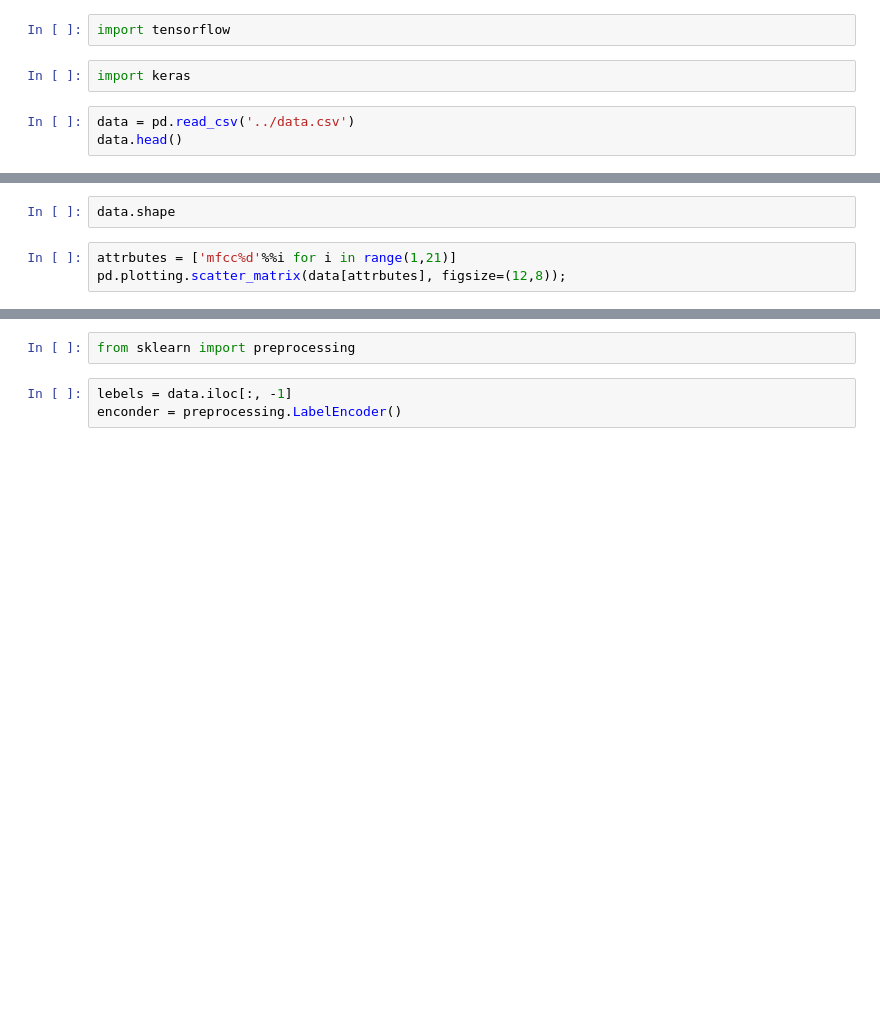
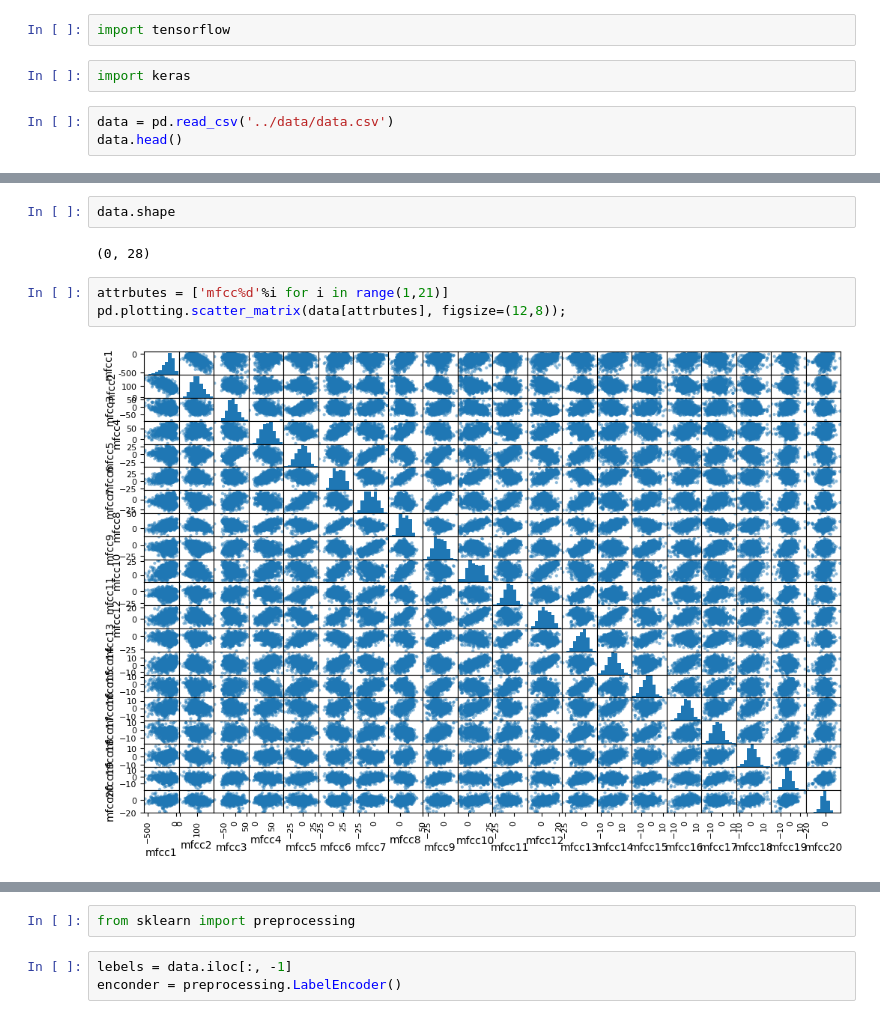
Before and after one commit to Rmejia39/PROGRAMACIOON-lll, a Jupyter notebook: data/datatest.ipynb, the cells around one changed output, grey strips where cells are left out. Saved outputs shown, nothing was run; the diff lists cells and outputs as text; blank space fills up the shorter version.

```diff
--- a/data/datatest.ipynb
+++ b/data/datatest.ipynb
@@ -13,5 +11,5 @@ import tensorflow
 # %%
 import keras
 # %%
-data = pd.read_csv('../data.csv')
+data = pd.read_csv('../data/data.csv')
 data.head()
@@ -18,6 +24,10 @@ data.head()
 # %%
 data.shape
+# %% [output]
+(0, 28)
 # %%
-attrbutes = ['mfcc%d'%%i for i in range(1,21)]
+attrbutes = ['mfcc%d'%i for i in range(1,21)]
 pd.plotting.scatter_matrix(data[attrbutes], figsize=(12,8));
+# %% [output]
+[figure, added]
 # %%
```
Also changed, not shown: parts of 26 cells of this notebook, 14 other files.
